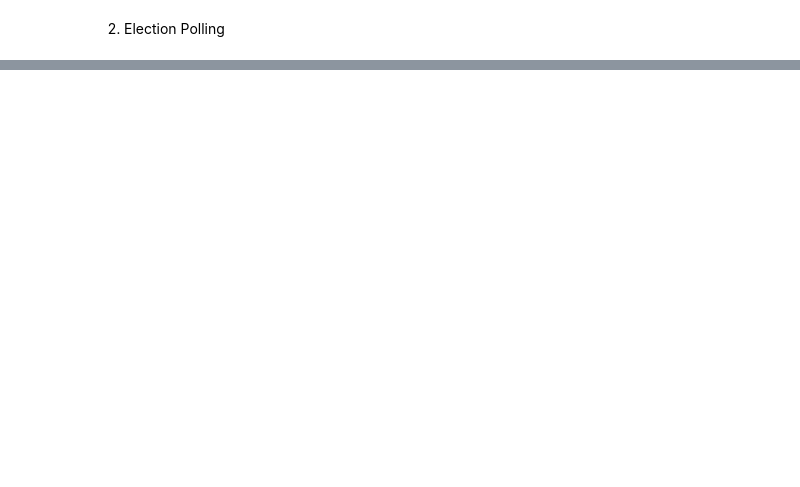
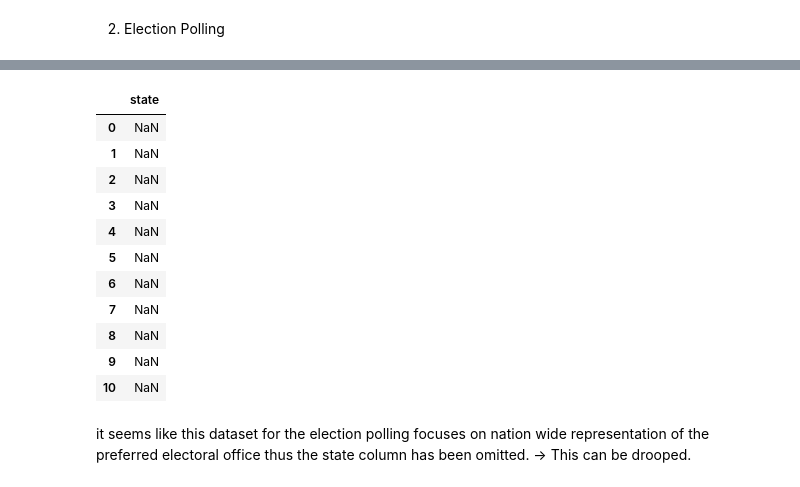
Before and after one commit to qusayqadir/PredictingUS-Election2024, a Jupyter notebook: ElectionData-EDA.ipynb, the cells around one changed output, grey strips where cells are left out. Saved outputs shown, nothing was run; the diff lists cells and outputs as text; code cells hidden in the pictures; blank space fills up the shorter version.

```diff
--- a/ElectionData-EDA.ipynb
+++ b/ElectionData-EDA.ipynb
@@ -93,0 +128,17 @@ dtype: object
+# %%
+df_polling.loc[0:10,['state']]
+# %% [output]
+|  | state |
+| 0 | NaN |
+| 1 | NaN |
+| 2 | NaN |
+| 3 | NaN |
+| 4 | NaN |
+| 5 | NaN |
+| 6 | NaN |
+| 7 | NaN |
+| 8 | NaN |
+| 9 | NaN |
+| 10 | NaN |
+# %% [markdown]
+it seems like this dataset for the election polling focuses on nation wide representation of the preferred electoral office thus the state column has been omitted. -> This can be drooped.
```
Also changed, not shown: parts of 18 cells of this notebook.
